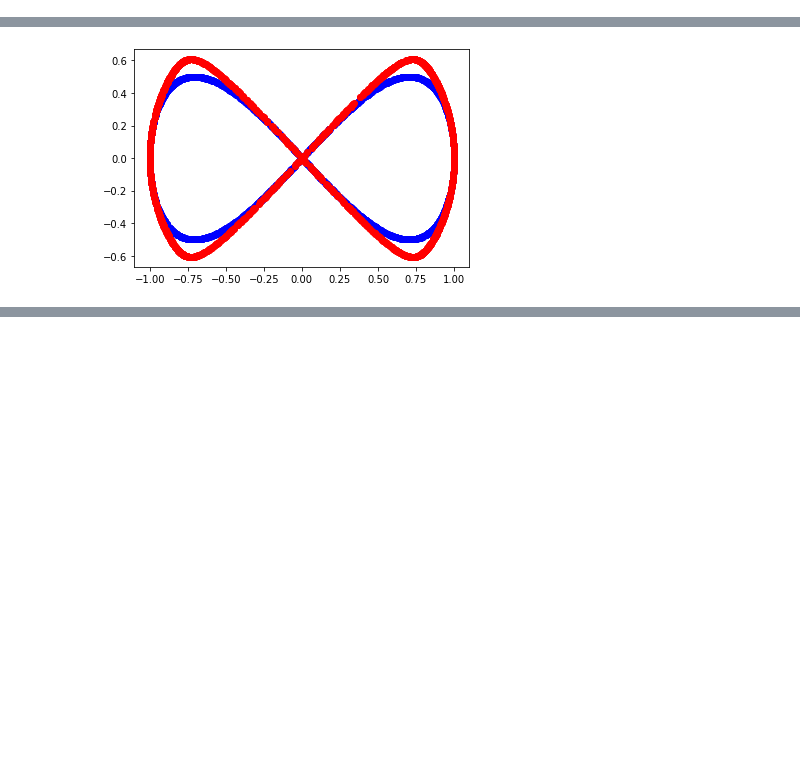
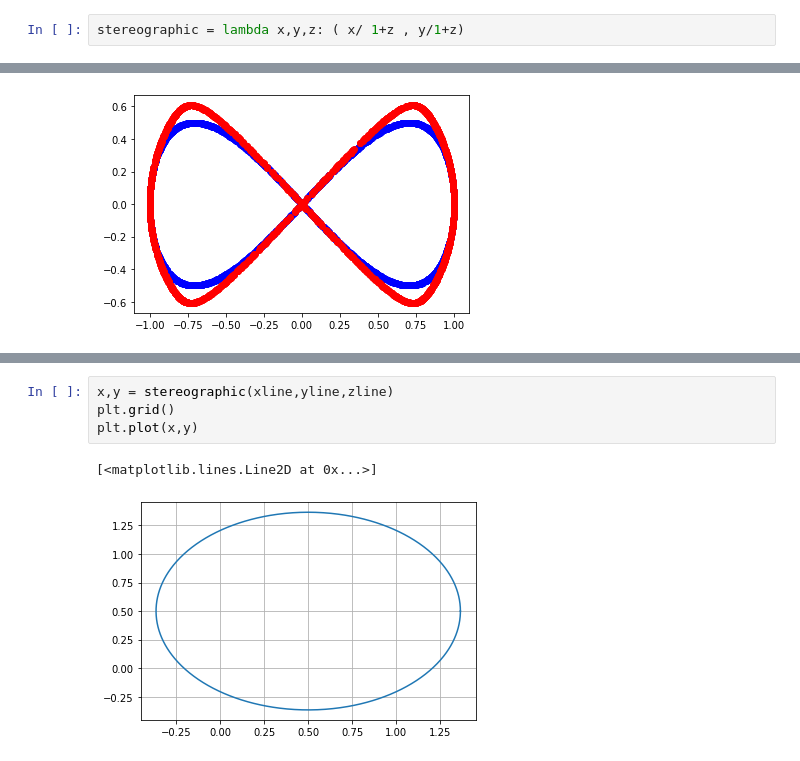
Before and after one commit to vukadinovic936/Grassmannian-Optimization, a Jupyter notebook: SphereMfld/vizFCN.ipynb, the cells around one changed output, grey strips where cells are left out. Saved outputs shown, nothing was run; the diff lists cells and outputs as text; blank space fills up the shorter version.

```diff
--- a/SphereMfld/vizFCN.ipynb
+++ b/SphereMfld/vizFCN.ipynb
@@ -4,2 +7,4 @@ import matplotlib.pyplot as plt
 # %%
 f = lambda x,y: (2*x/(1+x**2+y**2) , 2*y/(1+x**2+y**2))
+# %%
+stereographic = lambda x,y,z: ( x/ 1+z , y/1+z)
@@ -38,0 +59,7 @@ plt.show()
+# %%
+x,y = stereographic(xline,yline,zline)
+plt.grid()
+plt.plot(x,y)
+# %% [output]
+[<matplotlib.lines.Line2D at 0x...>]
+[figure, added]
```
Also changed, not shown: parts of 6 cells of this notebook, 5 other files.
